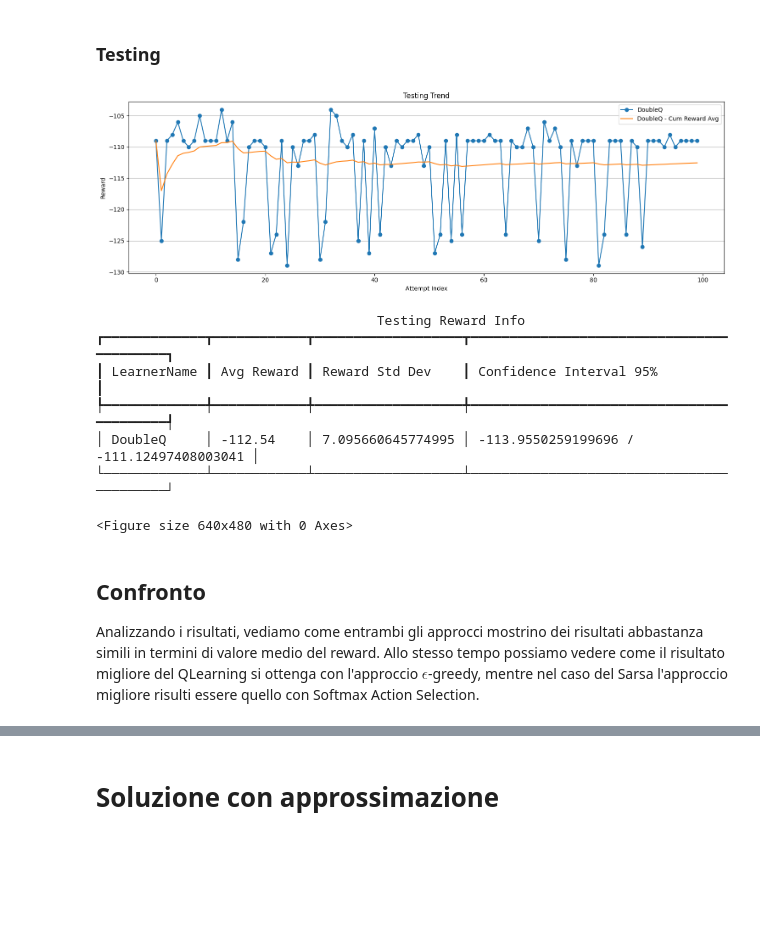
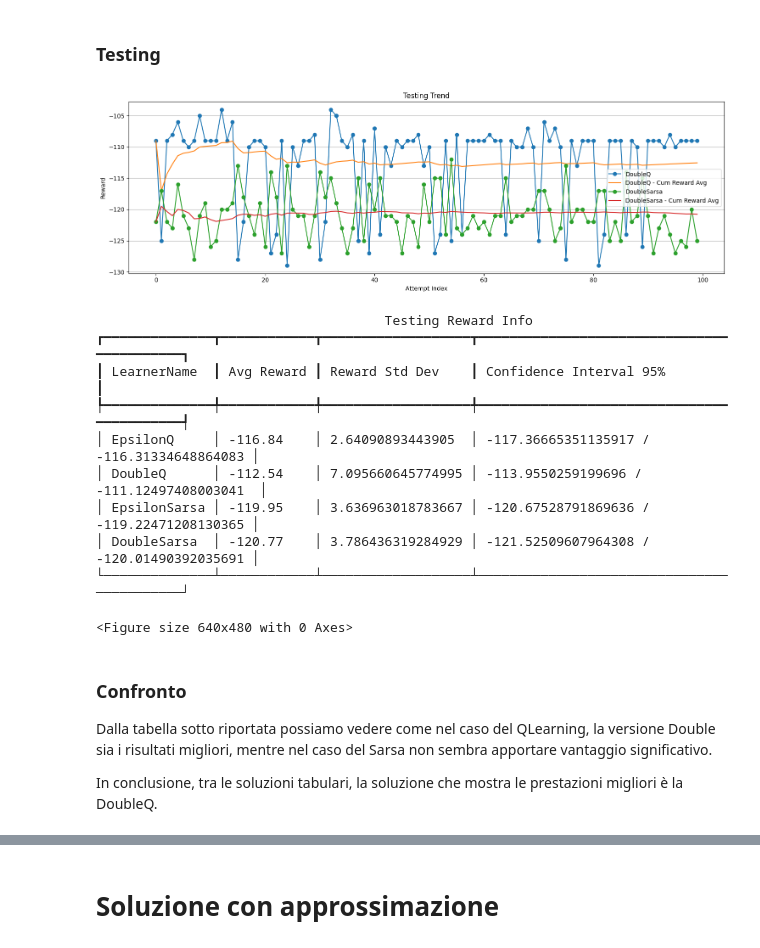
Before and after one commit to SimoneNicosanti/ML_Project, a Jupyter notebook: Project.ipynb, the cells around one changed output, grey strips where cells are left out. Cells and saved outputs as stored; diff of their text form; code cells hidden in the pictures; blank space fills up the shorter version.

Commit message:
Added DoubleLearning

```diff
--- a/Project.ipynb
+++ b/Project.ipynb
@@ -785,5 +842,6 @@ DOUBLE_PARAMS_FILE_NAME = "./DoubleParams.pkl"
 doubleParamsDict = loadDictFromFile(DOUBLE_PARAMS_FILE_NAME)
 
 tuneBucketLearner(DoubleQ, TRAIN_EPISODES, doubleParamsDict, DOUBLE_PARAMS_FILE_NAME)
+tuneBucketLearner(DoubleSarsa, TRAIN_EPISODES, doubleParamsDict, DOUBLE_PARAMS_FILE_NAME)
 # %% [output]
 Step >>> 0
@@ -811,6 +886,7 @@ DOUBLE_TRAINED_FILE_NAME = "./DoubleTrained.pkl"
 doubleTrainedDict = loadDictFromFile(DOUBLE_TRAINED_FILE_NAME)
 
 doubleQ, _ = trainAgent(DoubleQ, DOUBLE_TRAINED_FILE_NAME, doubleTrainedDict, doubleParamsDict, TRAIN_EPISODES)
+doubleSarsa, _ = trainAgent(DoubleSarsa, DOUBLE_TRAINED_FILE_NAME, doubleTrainedDict, doubleParamsDict, TRAIN_EPISODES)
 # %% [output]
 [figure]
 <Figure size 640x480 with 0 Axes>
@@ -817,17 +895,22 @@ doubleQ, _ = trainAgent(DoubleQ, DOUBLE_TRAINED_FILE_NAME, doubleTrainedDict, do
 # %% [markdown]
 ### Testing
 # %%
-plotTestTrend([doubleQ], TEST_EPISODES, TEST_SEED)
-drawTestTable([doubleQ], TEST_EPISODES, TEST_SEED)
+plotTestTrend([doubleQ, doubleSarsa], TEST_EPISODES, TEST_SEED)
+drawTestTable([epsilonQ, doubleQ, epsilonSarsa, doubleSarsa], TEST_EPISODES, TEST_SEED)
 # %% [output]
-[figure, old version]
+[figure, new version]
-                                    Testing Reward Info
-┏━━━━━━━━━━━━━┳━━━━━━━━━━━━┳━━━━━━━━━━━━━━━━━━━┳━━━━━━━━━━━━━━━━━━━━━━━━━━━━━━━━━━━━━━━━━━┓
-┃ LearnerName ┃ Avg Reward ┃ Reward Std Dev    ┃ Confidence Interval 95%                  ┃
-┡━━━━━━━━━━━━━╇━━━━━━━━━━━━╇━━━━━━━━━━━━━━━━━━━╇━━━━━━━━━━━━━━━━━━━━━━━━━━━━━━━━━━━━━━━━━━┩
-│ DoubleQ     │ -112.54    │ 7.095660645774995 │ -113.9550259199696 / -111.12497408003041 │
-└─────────────┴────────────┴───────────────────┴──────────────────────────────────────────┘
+                                     Testing Reward Info
+┏━━━━━━━━━━━━━━┳━━━━━━━━━━━━┳━━━━━━━━━━━━━━━━━━━┳━━━━━━━━━━━━━━━━━━━━━━━━━━━━━━━━━━━━━━━━━━━┓
+┃ LearnerName  ┃ Avg Reward ┃ Reward Std Dev    ┃ Confidence Interval 95%                   ┃
+┡━━━━━━━━━━━━━━╇━━━━━━━━━━━━╇━━━━━━━━━━━━━━━━━━━╇━━━━━━━━━━━━━━━━━━━━━━━━━━━━━━━━━━━━━━━━━━━┩
+│ EpsilonQ     │ -116.84    │ 2.64090893443905  │ -117.36665351135917 / -116.31334648864083 │
+│ DoubleQ      │ -112.54    │ 7.095660645774995 │ -113.9550259199696 / -111.12497408003041  │
+│ EpsilonSarsa │ -119.95    │ 3.636963018783667 │ -120.67528791869636 / -119.22471208130365 │
+│ DoubleSarsa  │ -120.77    │ 3.786436319284929 │ -121.52509607964308 / -120.01490392035691 │
+└──────────────┴────────────┴───────────────────┴───────────────────────────────────────────┘
 <Figure size 640x480 with 0 Axes>
-# %% [markdown]
-## Confronto
-Analizzando i risultati, vediamo come entrambi gli approcci mostrino dei risultati abbastanza simili in termini di valore medio del reward. Allo stesso tempo possiamo vedere come il risultato migliore del QLearning si ottenga con l'approccio $\epsilon$-greedy, mentre nel caso del Sarsa l'approccio migliore risulti essere quello con Softmax Action Selection.
+# %% [markdown]
+### Confronto
+Dalla tabella sotto riportata possiamo vedere come nel caso del QLearning, la versione Double sia i risultati migliori, mentre nel caso del Sarsa non sembra apportare vantaggio significativo.
+
+In conclusione, tra le soluzioni tabulari, la soluzione che mostra le prestazioni migliori è la DoubleQ.
```
Also changed, not shown: parts of 9 cells of this notebook, 2 other files.
